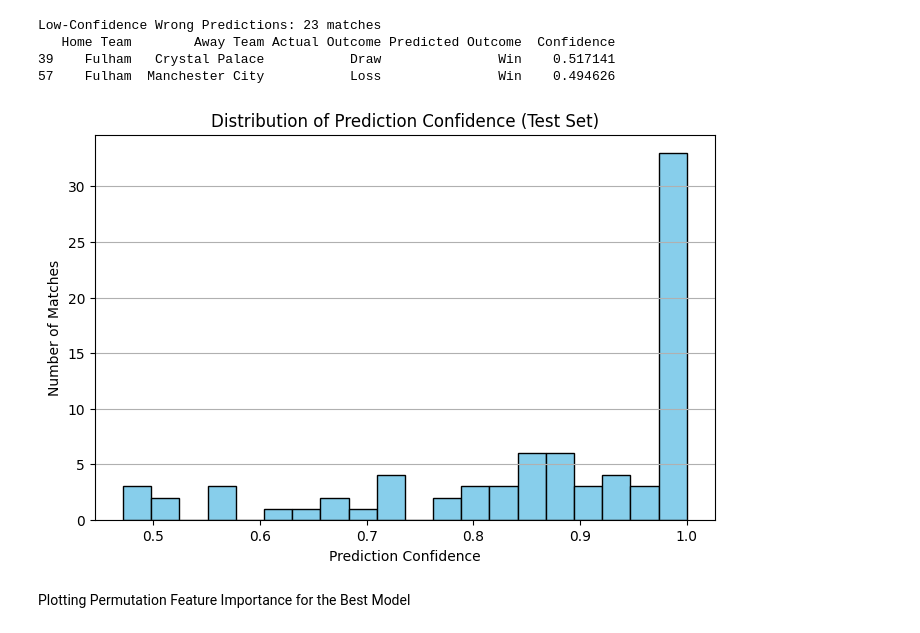
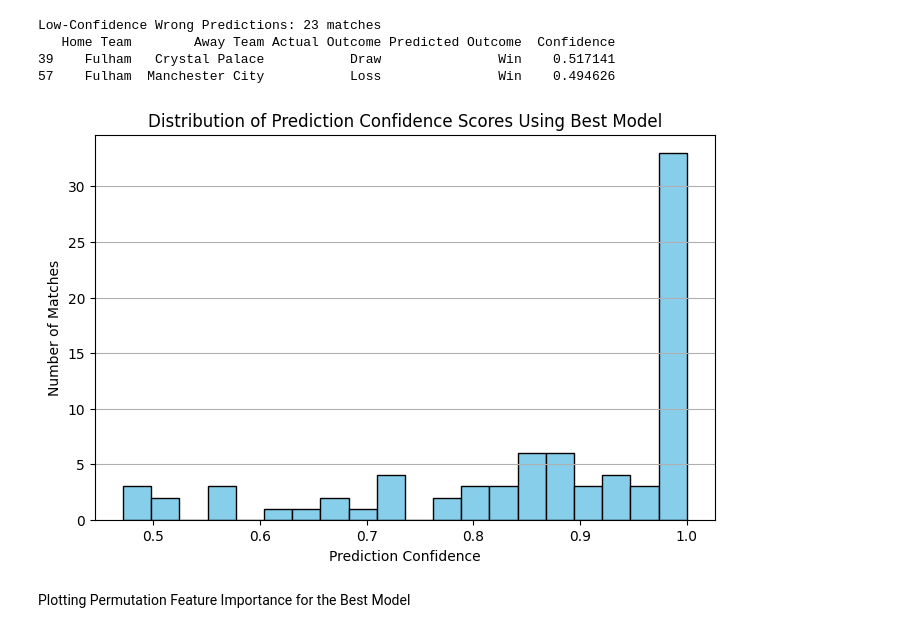
Before and after one commit to rsandu1/MatchOutcomePredictor, a Jupyter notebook: match_predictions.ipynb, the cells around one changed output. Saved outputs shown, nothing was run; the diff lists cells and outputs as text; code cells hidden in the pictures.

Commit message:
more plots

```diff
--- a/match_predictions.ipynb
+++ b/match_predictions.ipynb
@@ -786,13 +786,13 @@ Low-Confidence Wrong Predictions: 23 matches
 # %%
 plt.figure(figsize=(8,5))
 plt.hist(best_test_results_df['Confidence'], bins=20, color='skyblue', edgecolor='black')
 plt.xlabel('Prediction Confidence')
 plt.ylabel('Number of Matches')
-plt.title('Distribution of Prediction Confidence (Test Set)')
+plt.title('Distribution of Prediction Confidence Scores Using Best Model')
 plt.grid(axis='y')
 plt.show()
 # %% [output]
-[figure, old version]
+[figure, new version]
 # %% [markdown]
 Plotting Permutation Feature Importance for the Best Model
 # %%
```
Also changed, not shown: parts of 1 cell of this notebook, 5 other files.
